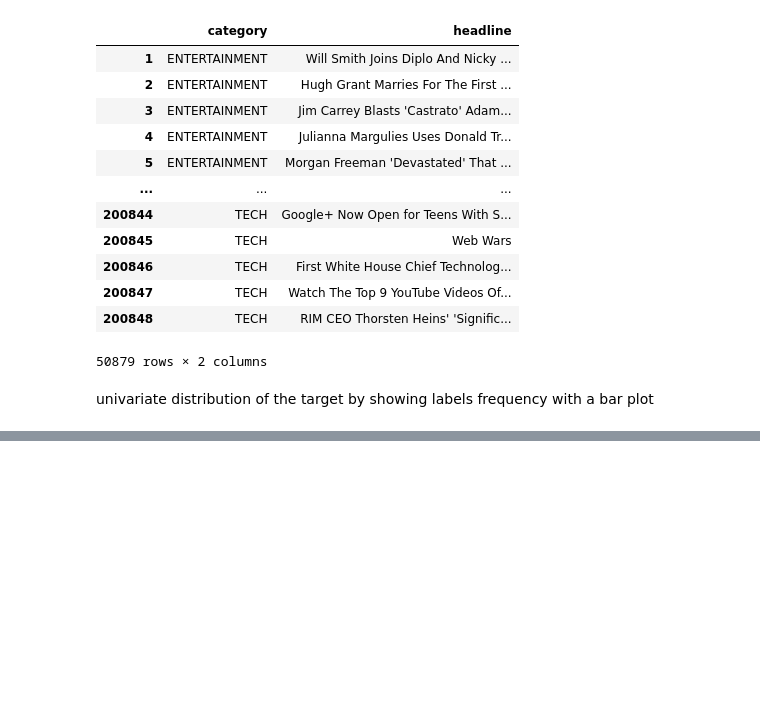
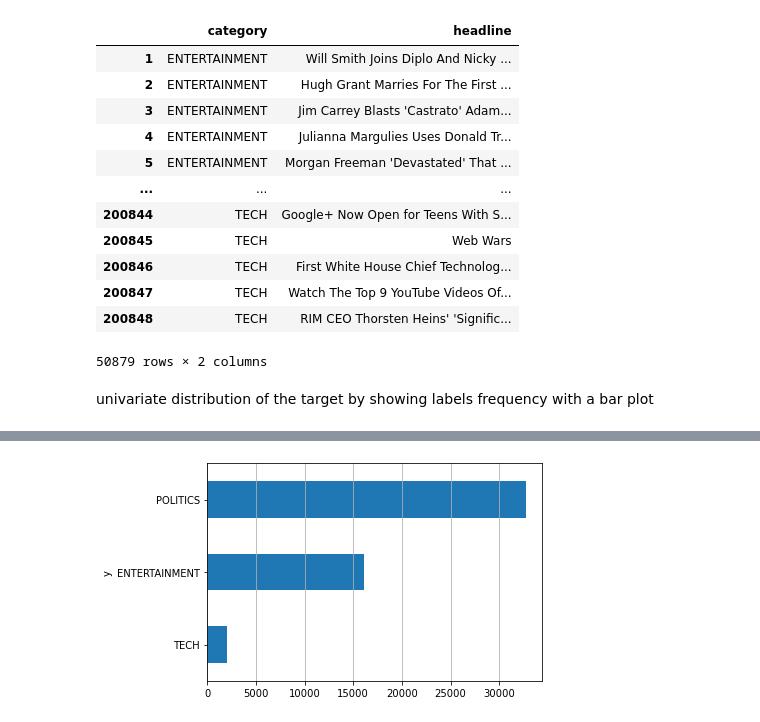
Before and after one commit to WalkofLife/news-text-classification, a Jupyter notebook: News Text Classification.ipynb, the cells around one changed output, grey strips where cells are left out. Drawn from its saved outputs; the diff is of its cells as text; code cells hidden in the pictures; blank space fills up the shorter version.

```diff
--- a/News Text Classification.ipynb
+++ b/News Text Classification.ipynb
@@ -84,0 +87,4 @@ dtf['y'].reset_index().grou
+# %%
+dtf['y'].reset_index().groupby('y').count().sort_values(by = 'index').plot(kind = 'barh', legend = False).grid(axis = 'x')
+# %% [output]
+[figure, added]
```
Also changed, not shown: parts of 16 cells of this notebook.
